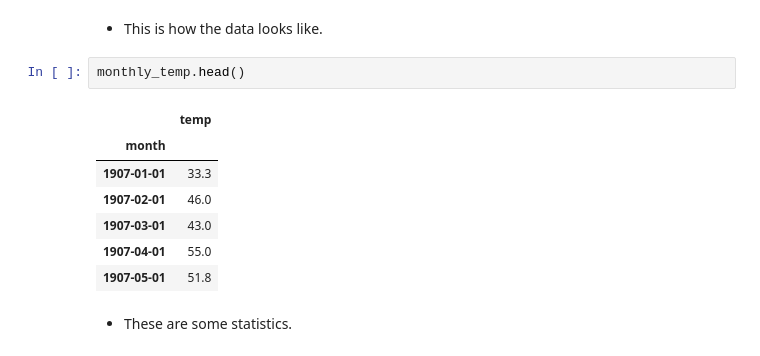
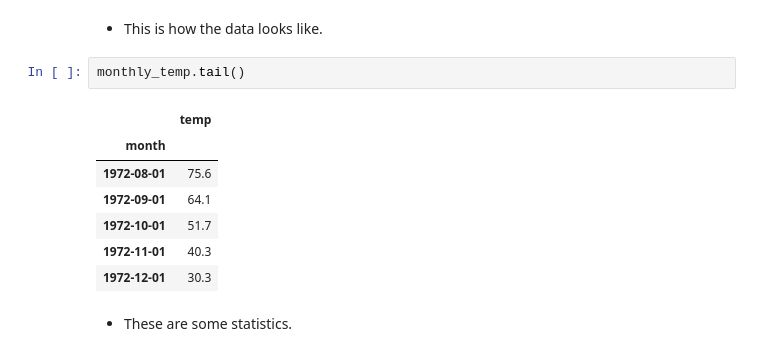
Before and after one commit to nsydn/ise043_tsaf, a Jupyter notebook: ise043_tsaf_2526f_5_arma_arima_sarima.ipynb, the cells around one changed output. Cells and saved outputs as stored; diff of their text form.

```diff
--- a/ise043_tsaf_2526f_5_arma_arima_sarima.ipynb
+++ b/ise043_tsaf_2526f_5_arma_arima_sarima.ipynb
@@ -83,15 +83,15 @@ monthly_temp.index = pd.to_datetime(monthly_temp.index)
 # %% [markdown]
 - This is how the data looks like.
 # %%
-monthly_temp.head()
+monthly_temp.tail()
 # %% [output]
 |  | temp |
 | month |  |
-| 1907-01-01 | 33.3 |
-| 1907-02-01 | 46.0 |
-| 1907-03-01 | 43.0 |
-| 1907-04-01 | 55.0 |
-| 1907-05-01 | 51.8 |
+| 1972-08-01 | 75.6 |
+| 1972-09-01 | 64.1 |
+| 1972-10-01 | 51.7 |
+| 1972-11-01 | 40.3 |
+| 1972-12-01 | 30.3 |
 # %% [markdown]
 - These are some statistics.
 # %%
```
Also changed, not shown: parts of 14 cells of this notebook.
